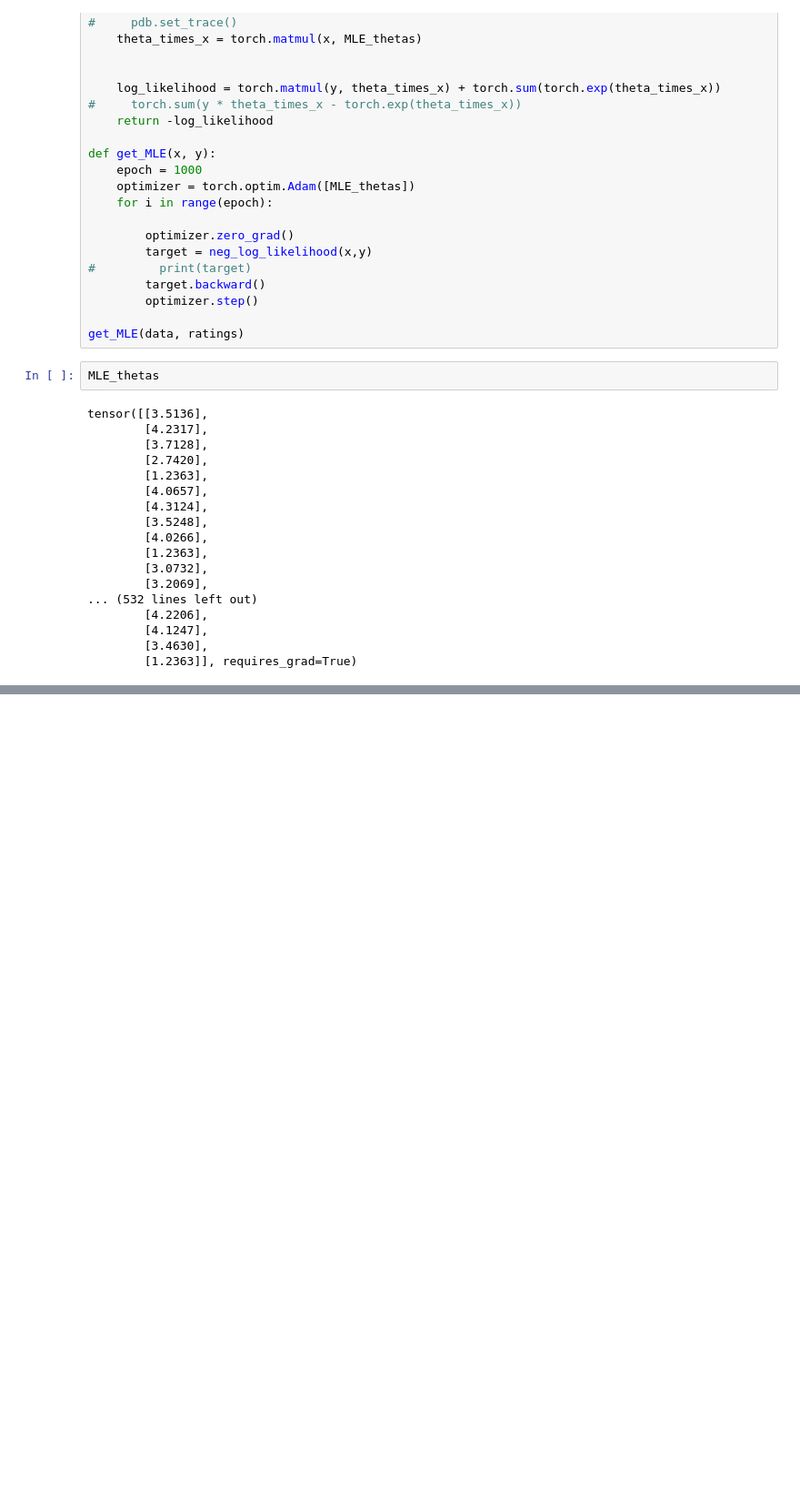
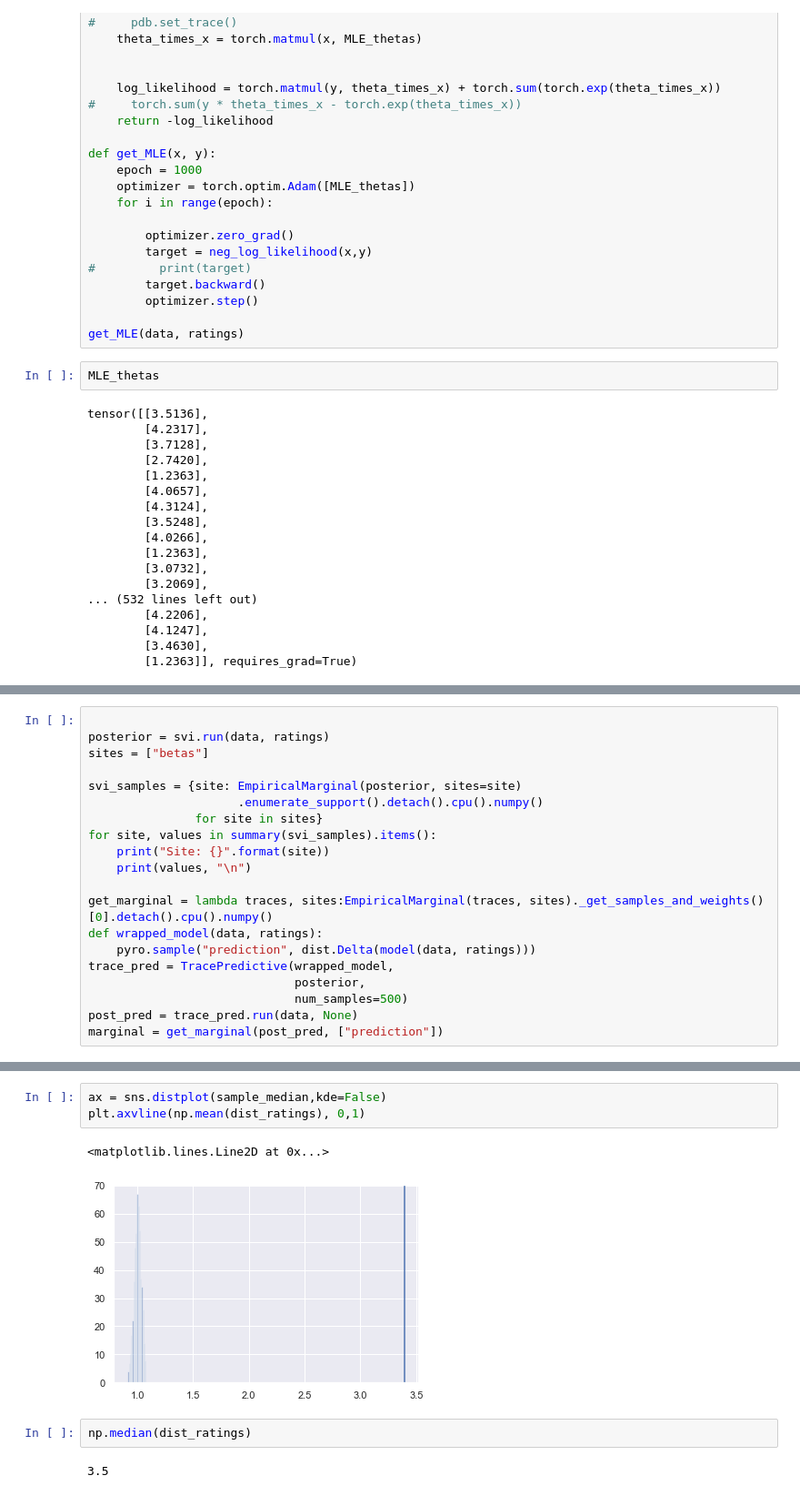
Before and after one commit to wsonv/PP_proejct, a Jupyter notebook: yelp/Y.ipynb, the cells around one changed output, grey strips where cells are left out. Shown at 91% size. Saved outputs shown, nothing was run; the diff lists cells and outputs as text; blank space fills up the shorter version.

```diff
--- a/yelp/Y.ipynb
+++ b/yelp/Y.ipynb
@@ -239,0 +260,20 @@ tensor([[3.5136],
+# %%
+
+posterior = svi.run(data, ratings)
+sites = ["betas"]
+
+svi_samples = {site: EmpiricalMarginal(posterior, sites=site)
+                     .enumerate_support().detach().cpu().numpy()
+               for site in sites}
+for site, values in summary(svi_samples).items():
+    print("Site: {}".format(site))
+    print(values, "\n")
+
+get_marginal = lambda traces, sites:EmpiricalMarginal(traces, sites)._get_samples_and_weights()[0].detach().cpu().numpy()
+def wrapped_model(data, ratings):
+    pyro.sample("prediction", dist.Delta(model(data, ratings)))
+trace_pred = TracePredictive(wrapped_model,
+                             posterior,
+                             num_samples=500)
+post_pred = trace_pred.run(data, None)
+marginal = get_marginal(post_pred, ["prediction"])
@@ -239,0 +313,10 @@ tensor([[3.5136],
+# %%
+ax = sns.distplot(sample_median,kde=False)
+plt.axvline(np.mean(dist_ratings), 0,1)
+# %% [output]
+<matplotlib.lines.Line2D at 0x...>
+[figure, added]
+# %%
+np.median(dist_ratings)
+# %% [output]
+3.5
```
Also changed, not shown: parts of 22 cells of this notebook.
